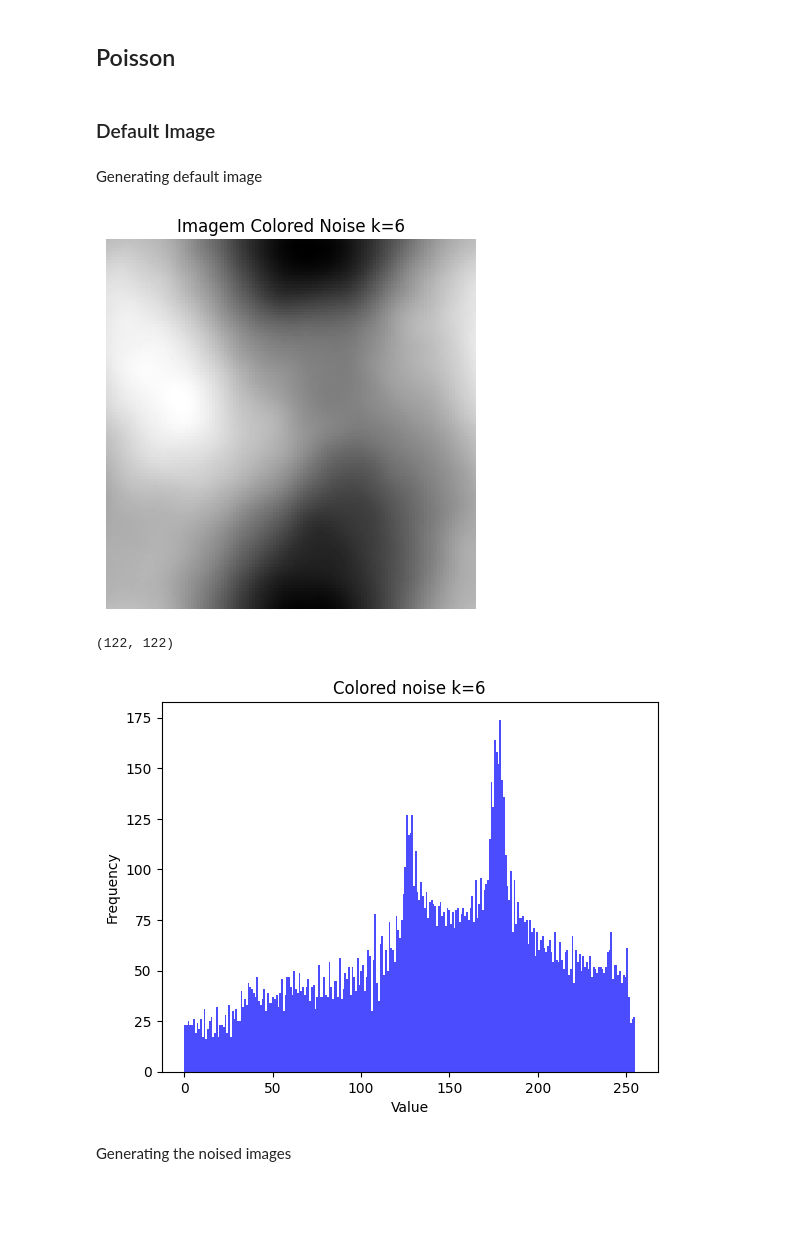
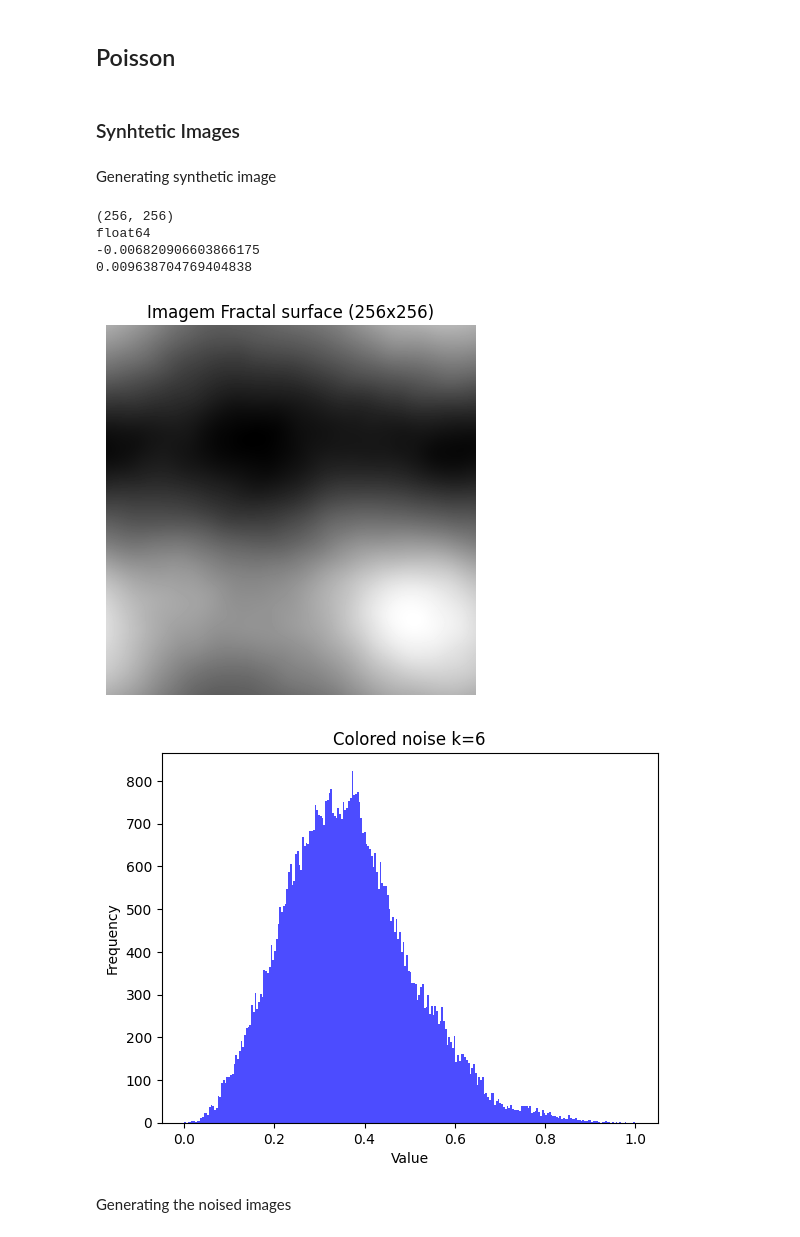
Before and after one commit to alvaroalbuquerque/SCS_plane_study, a Jupyter notebook: noise_analysis_poisson.ipynb, the cells around one changed output. Saved outputs shown, nothing was run; the diff lists cells and outputs as text; code cells hidden in the pictures; blank space fills up the shorter version.

Commit message:
feat: added synthetic images on data and generated plot for all_images

```diff
--- a/noise_analysis_poisson.ipynb
+++ b/noise_analysis_poisson.ipynb
@@ -19,27 +19,32 @@ from utils.images_generator import poisson_noise, normalize_img_to_0_255, genera
 from utils.experiments_functions import get_img_info
 from skimage import data
 from skimage.color import rgb2gray
-# %% [markdown]
-### Default Image
+# %% [markdown]
+### Synhtetic Images
 # %% [markdown]
-Generating default image
+Generating synthetic image
 # %%
-# generates the default image (colored noise k=6)
-gs_image = colored_noise(6, (122, 122))
-# normalize to 0-255
-gs_image = normalize_img_to_0_255(gs_image)
+gs_image = colored_noise(6, (256, 256))
+# generates the synthetic image (hurst = 0.5)
+# gs_image = fractal_surface_hurst((256, 256), 0.5)
+print(gs_image.shape)
+print(gs_image.dtype)
+print(gs_image.min())
+print(gs_image.max())
 plt.imshow(gs_image, cmap='gray')
-plt.title(f"Imagem Colored Noise k=6")
+plt.title(f"Imagem Fractal surface (256x256)")
 plt.axis('off')  # Remove os eixos
 plt.show()
-print(gs_image.shape)
 # %% [output]
+(256, 256)
+float64
+-0.006820906603866175
+0.009638704769404838
-[figure, old version]
+[figure, new version]
-(122, 122)
 # %%
-generate_histogram(gs_image, isNormalized=True, title=f'Colored noise k=6')
+generate_histogram(gs_image, isNormalized=True, title=f'Colored noise k=6', range=(0,1))
 # %% [output]
-[figure, old version]
+[figure, new version]
 # %% [markdown]
 Generating the noised images
 # %%
```
Also changed, not shown: parts of 12 cells of this notebook, 5 other files.
